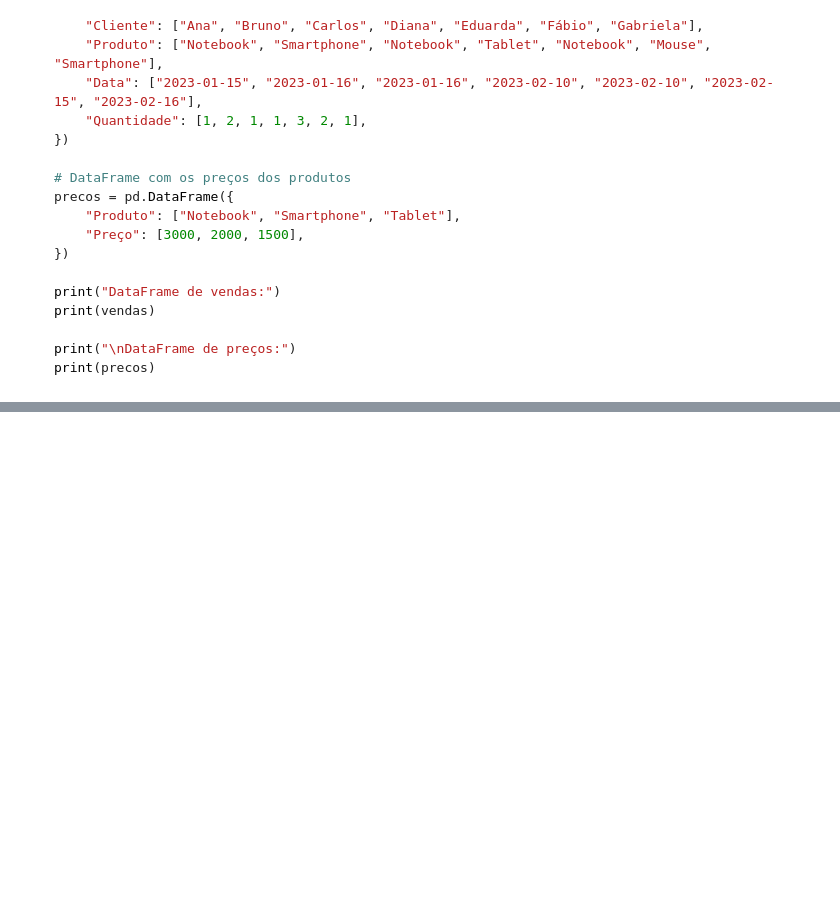
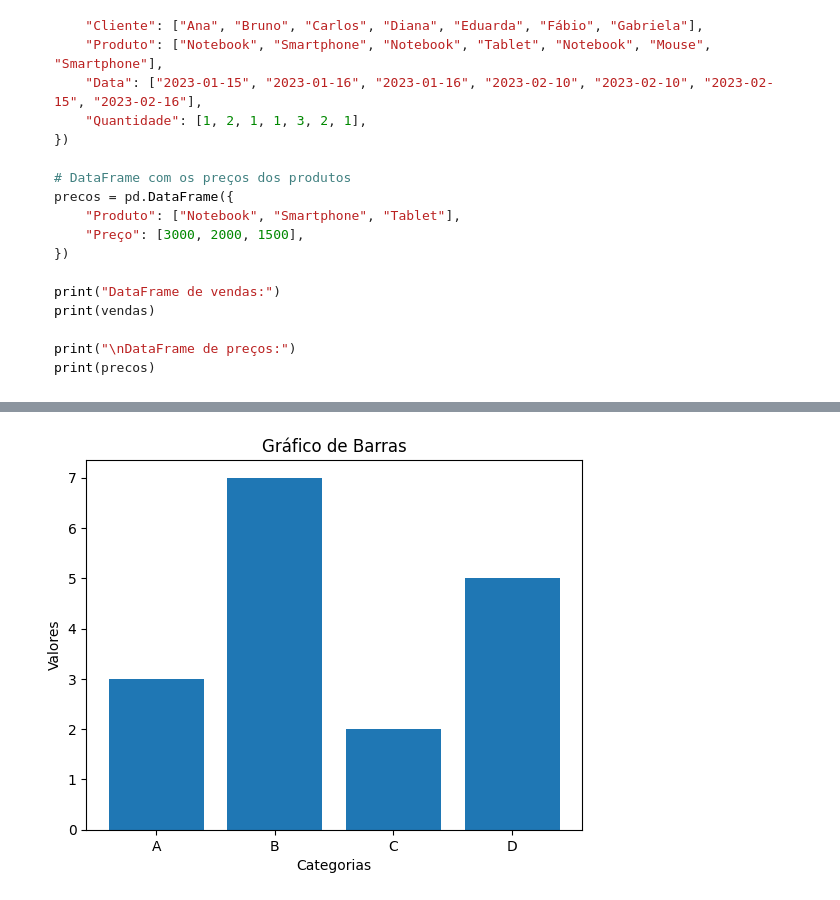
Before and after one commit to py211039090/CEE2, a Jupyter notebook: aulas.ipynb, the cells around one changed output, grey strips where cells are left out. Cells and saved outputs as stored; diff of their text form; code cells hidden in the pictures; blank space fills up the shorter version.

```diff
--- a/aulas.ipynb
+++ b/aulas.ipynb
@@ -3421,0 +4052,17 @@ Tablet               1  1500.0
+# %%
+# Dados de exemplo
+categorias = ["A", "B", "C", "D"]
+valores = [3, 7, 2, 5]
+
+# Criando o gráfico de barras
+plt.bar(categorias, valores)
+
+# Adicionando título e rótulos
+plt.title("Gráfico de Barras")
+plt.xlabel("Categorias")
+plt.ylabel("Valores")
+
+# Exibindo o gráfico
+plt.show()
+# %% [output]
+[figure, added]
```
Also changed, not shown: parts of 150 cells of this notebook.
